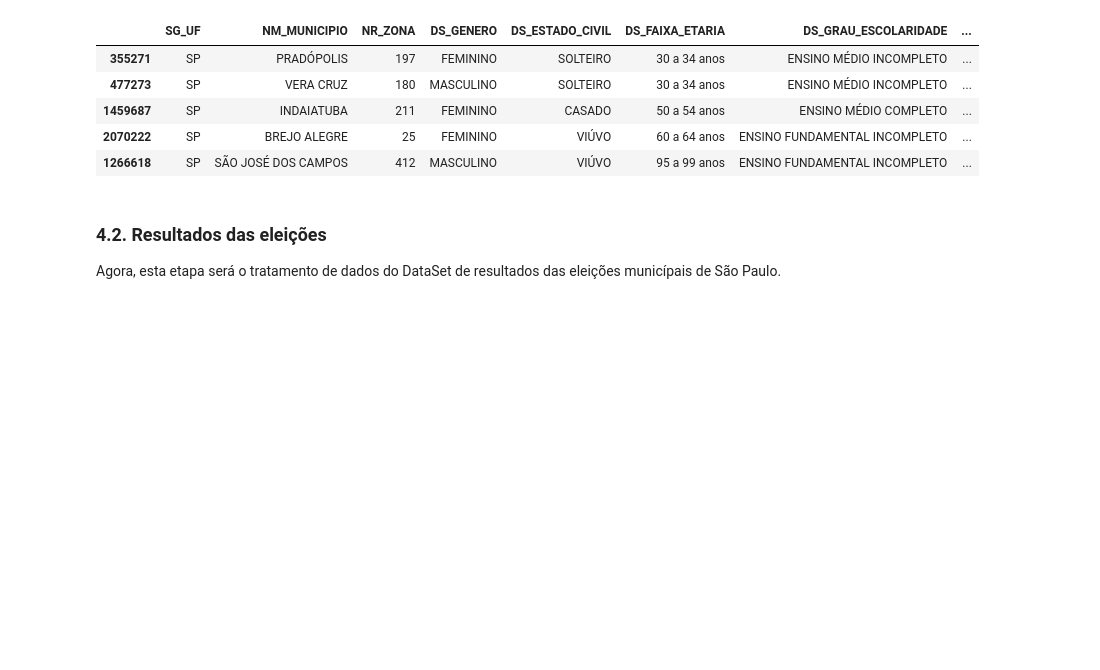
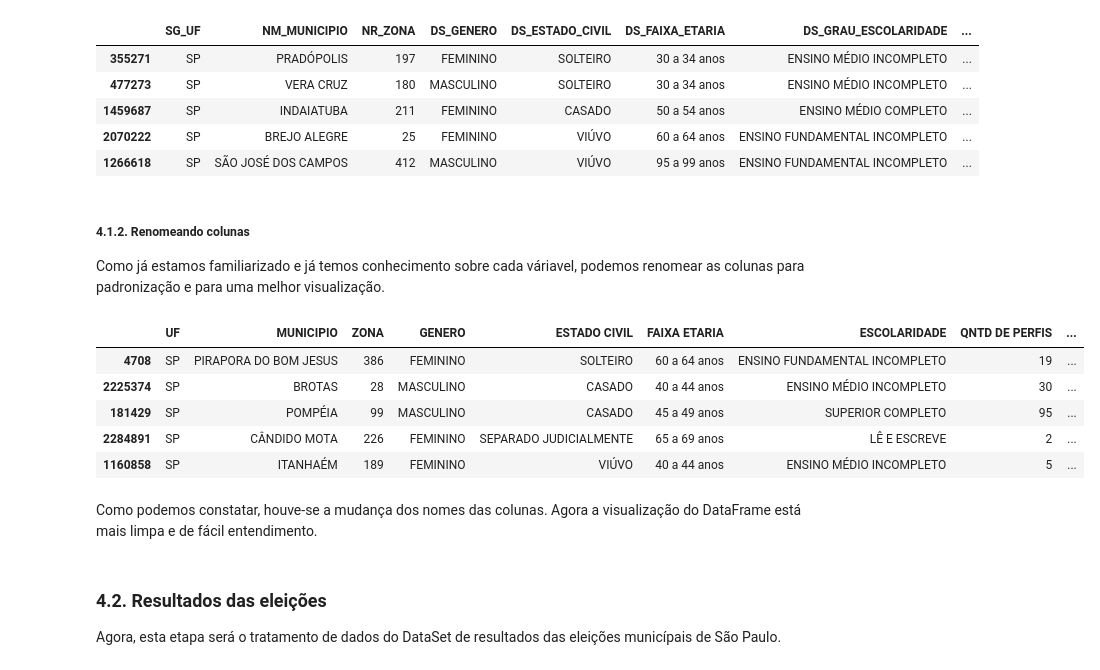
Before and after one commit to gideoni-santos/desafio-RenovaBR, a Jupyter notebook: relatorio.ipynb, the cells around one changed output. Cells and saved outputs as stored; diff of their text form; code cells hidden in the pictures; blank space fills up the shorter version.

Commit message:
renomeação de váriaveis

```diff
--- a/relatorio.ipynb
+++ b/relatorio.ipynb
@@ -632,6 +632,36 @@ eleitorado_clean_sp.sample(5)
 | 1459687 | SP | INDAIATUBA | 211 | FEMININO | CASADO | 50 a 54 anos | ENSINO MÉDIO COMPLETO | ... |
 | 2070222 | SP | BREJO ALEGRE | 25 | FEMININO | VIÚVO | 60 a 64 anos | ENSINO FUNDAMENTAL INCOMPLETO | ... |
 | 1266618 | SP | SÃO JOSÉ DOS CAMPOS | 412 | MASCULINO | VIÚVO | 95 a 99 anos | ENSINO FUNDAMENTAL INCOMPLETO | ... |
+# %% [markdown]
+##### **4.1.2. Renomeando colunas**
+
+Como já estamos familiarizado e já temos conhecimento sobre cada váriavel, podemos renomear as colunas para padronização e para uma melhor visualização.
+# %%
+#Definindo nomes das váriaveis que serão renomeados
+eleitorado_clean_sp.rename(
+    columns={
+        'SG_UF': 'UF',
+        'NM_MUNICIPIO': 'MUNICIPIO',
+        'NR_ZONA': 'ZONA',
+        'DS_GENERO': 'GENERO',
+        'DS_ESTADO_CIVIL': 'ESTADO CIVIL',
+        'DS_FAIXA_ETARIA': 'FAIXA ETARIA',
+        'DS_GRAU_ESCOLARIDADE': 'ESCOLARIDADE',
+        'QT_ELEITORES_PERFIL': 'QNTD DE PERFIS',
+        'QT_ELEITORES_DEFICIENCIA': 'ELEITORES COM DEFICIENCIA'
+    }, inplace=True
+)
+
+eleitorado_clean_sp.sample(5)
+# %% [output]
+|  | UF | MUNICIPIO | ZONA | GENERO | ESTADO CIVIL | FAIXA ETARIA | ESCOLARIDADE | QNTD DE PERFIS | ... |
+| 4708 | SP | PIRAPORA DO BOM JESUS | 386 | FEMININO | SOLTEIRO | 60 a 64 anos | ENSINO FUNDAMENTAL INCOMPLETO | 19 | ... |
+| 2225374 | SP | BROTAS | 28 | MASCULINO | CASADO | 40 a 44 anos | ENSINO MÉDIO INCOMPLETO | 30 | ... |
+| 181429 | SP | POMPÉIA | 99 | MASCULINO | CASADO | 45 a 49 anos | SUPERIOR COMPLETO | 95 | ... |
+| 2284891 | SP | CÂNDIDO MOTA | 226 | FEMININO | SEPARADO JUDICIALMENTE | 65 a 69 anos | LÊ E ESCREVE | 2 | ... |
+| 1160858 | SP | ITANHAÉM | 189 | FEMININO | VIÚVO | 40 a 44 anos | ENSINO MÉDIO INCOMPLETO | 5 | ... |
+# %% [markdown]
+Como podemos constatar, houve-se a mudança dos nomes das colunas. Agora a visualização do DataFrame está mais limpa e de fácil entendimento.
 # %% [markdown]
 ### **4.2. Resultados das eleições**
 
```
Also changed, not shown: parts of 3 cells of this notebook.
